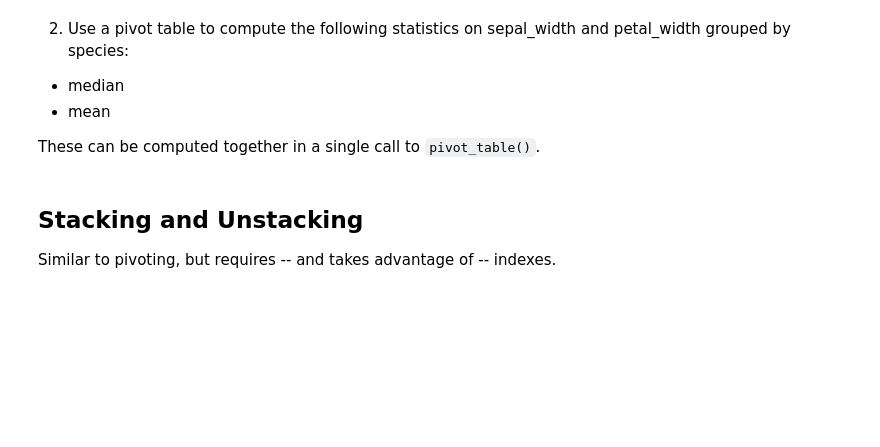
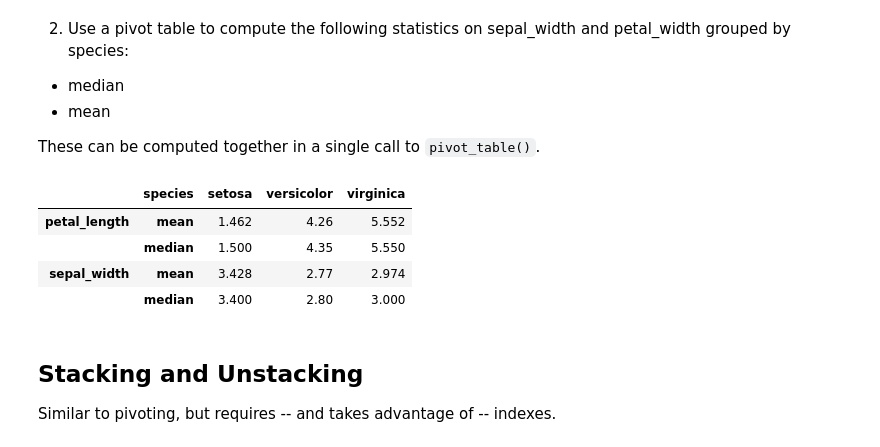
Before and after one commit to CabellPasco/CabellPasco, a Jupyter notebook: Pandas/Data_manipulation_student.ipynb, the cells around one changed output. Drawn from its saved outputs; the diff is of its cells as text; code cells hidden in the pictures; blank space fills up the shorter version.

```diff
--- a/Pandas/Data_manipulation_student.ipynb
+++ b/Pandas/Data_manipulation_student.ipynb
@@ -151,6 +210,15 @@ pd.pivot_table(iris, values="sepal_length", columns=["species"], aggfunc = np.me
 - mean
 
 These can be computed together in a single call to `pivot_table()`.
+# %%
+table2 = pd.pivot_table(iris, values=["petal_length", "sepal_width"], columns="species", aggfunc={np.mean, np.median})
+table2
+# %% [output]
+|  | species | setosa | versicolor | virginica |
+| petal_length | mean | 1.462 | 4.26 | 5.552 |
+|  | median | 1.500 | 4.35 | 5.550 |
+| sepal_width | mean | 3.428 | 2.77 | 2.974 |
+|  | median | 3.400 | 2.80 | 3.000 |
 # %% [markdown]
 ## Stacking and Unstacking
 
```
Also changed, not shown: parts of 14 cells of this notebook.
